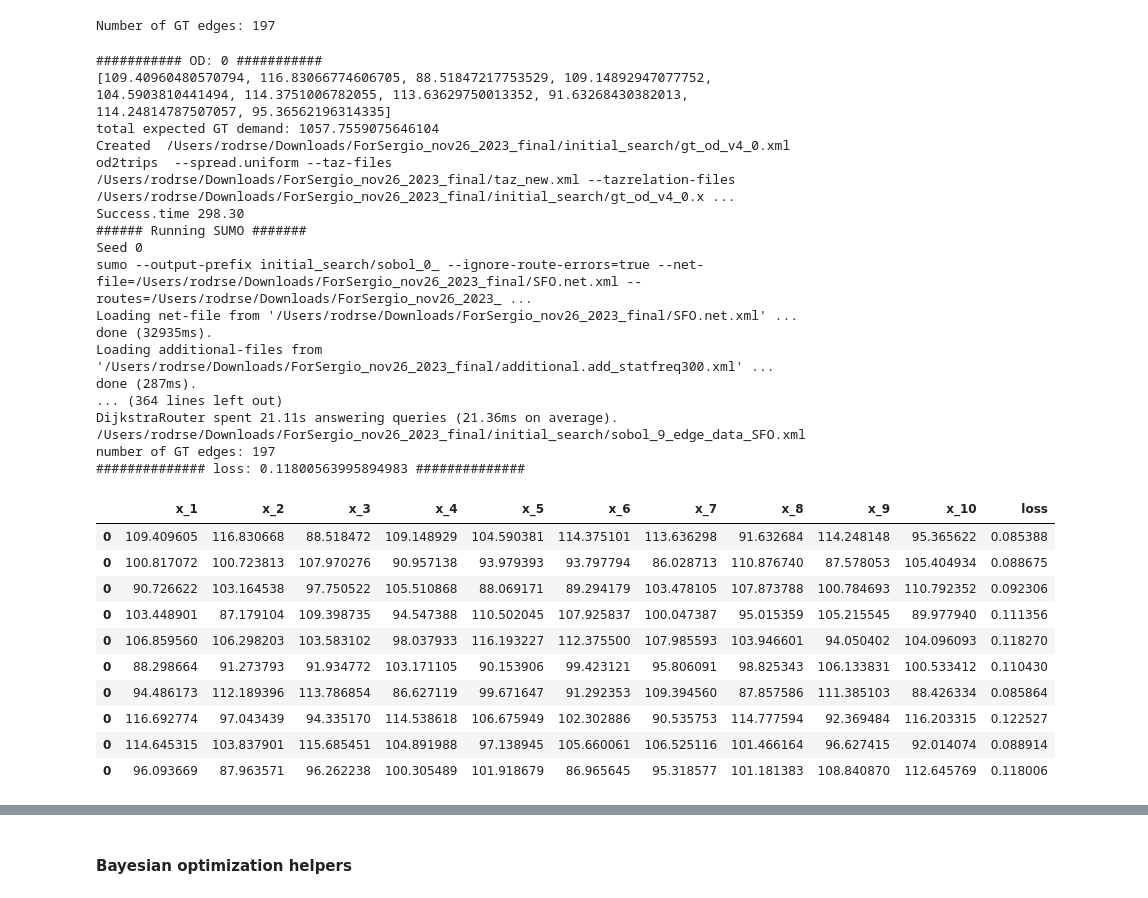
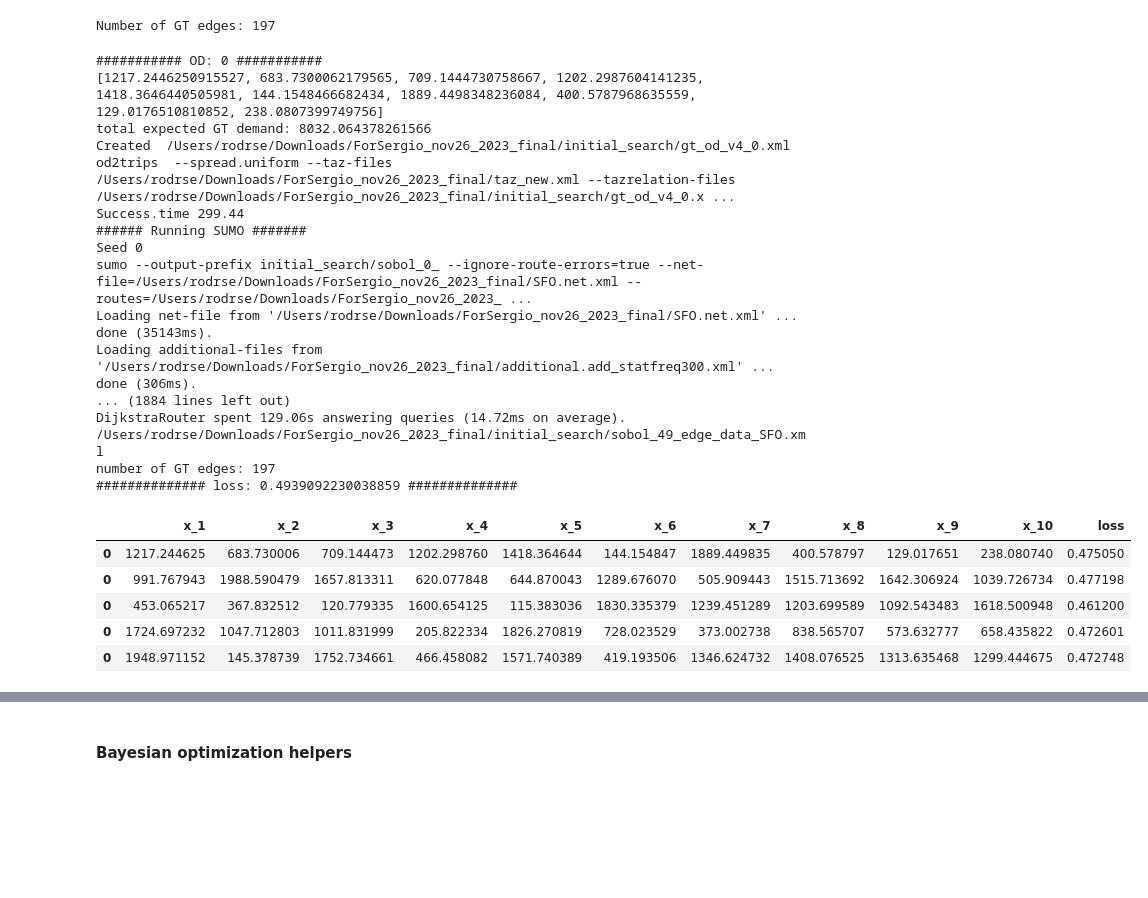
Before and after one commit to benchoi93/origin_destination_bayes_opt, a Jupyter notebook: bayesian_optimization/01_bo_vanilla.ipynb, the cells around one changed output, grey strips where cells are left out. Drawn from its saved outputs; the diff is of its cells as text; code cells hidden in the pictures; blank space fills up the shorter version.

```diff
--- a/bayesian_optimization/01_bo_vanilla.ipynb
+++ b/bayesian_optimization/01_bo_vanilla.ipynb
@@ -89,10 +89,16 @@ dtype = torch.double
 
 dim_od = gt_od_df.shape[0]
 
+#bounds = torch.tensor([
+#    [ gt_od_df['count'].astype(float).min() - 2 for _ in range(dim_od)],
+#    [ gt_od_df['count'].astype(float).max() + 2 for _ in range(dim_od)]
+#], device=device, dtype=dtype)
+
 bounds = torch.tensor([
-    [ gt_od_df['count'].astype(float).min() - 2 for _ in range(dim_od)],
-    [ gt_od_df['count'].astype(float).max() + 2 for _ in range(dim_od)]
+    [ 0 for _ in range(dim_od)],
+    [ 2000 for _ in range(dim_od)]
 ], device=device, dtype=dtype)
 
+
 bounds
 # %% [output]
@@ -155,6 +121,18 @@ gt_edge_data = df_edge_gt\
 #gt_edge_data.shape
 # %% [output]
 Number of GT edges: 197
+# %%
+# Sample according to Sobol
+from torch.quasirandom import SobolEngine
+from botorch.utils.transforms import unnormalize
+
+n0 = 50
+sobol = SobolEngine(dim_od, scramble=True)
+x_0 = sobol.draw(n0).to(dtype=dtype)
+
+# map the normalized into the original parameter space
+train_X0 = unnormalize(x_0, bounds)
+#train_X0
 # %%
 
 #num_epsilon_iter = 2
@@ -222,34 +200,29 @@ for i , x in enumerate(train_X0.tolist()):
       batch_data_i.append(df_curr)
 # %% [output]
 ########### OD: 0 ###########
-[109.40960480570794, 116.83066774606705, 88.51847217753529, 109.14892947077752, 104.5903810441494, 114.3751006782055, 113.63629750013352, 91.63268430382013, 114.24814787507057, 95.36562196314335]
-total expected GT demand: 1057.7559075646104
+[1217.2446250915527, 683.7300062179565, 709.1444730758667, 1202.2987604141235, 1418.3646440505981, 144.1548466682434, 1889.4498348236084, 400.5787968635559, 129.0176510810852, 238.0807399749756]
+total expected GT demand: 8032.064378261566
 Created  /Users/rodrse/Downloads/ForSergio_nov26_2023_final/initial_search/gt_od_v4_0.xml
 od2trips  --spread.uniform --taz-files /Users/rodrse/Downloads/ForSergio_nov26_2023_final/taz_new.xml --tazrelation-files /Users/rodrse/Downloads/ForSergio_nov26_2023_final/initial_search/gt_od_v4_0.x ...
-Success.time 298.30
+Success.time 299.44
 ###### Running SUMO #######
 Seed 0
 sumo --output-prefix initial_search/sobol_0_ --ignore-route-errors=true --net-file=/Users/rodrse/Downloads/ForSergio_nov26_2023_final/SFO.net.xml --routes=/Users/rodrse/Downloads/ForSergio_nov26_2023_ ...
 Loading net-file from '/Users/rodrse/Downloads/ForSergio_nov26_2023_final/SFO.net.xml' ...
-done (32935ms).
-Loading additional-files from '/Users/rodrse/Downloads/ForSergio_nov26_2023_final/additional.add_statfreq300.xml' ... done (287ms).
-... (364 lines left out)
-DijkstraRouter spent 21.11s answering queries (21.36ms on average).
-/Users/rodrse/Downloads/ForSergio_nov26_2023_final/initial_search/sobol_9_edge_data_SFO.xml
+done (35143ms).
+Loading additional-files from '/Users/rodrse/Downloads/ForSergio_nov26_2023_final/additional.add_statfreq300.xml' ... done (306ms).
+... (1884 lines left out)
+DijkstraRouter spent 129.06s answering queries (14.72ms on average).
+/Users/rodrse/Downloads/ForSergio_nov26_2023_final/initial_search/sobol_49_edge_data_SFO.xml
 number of GT edges: 197
-############## loss: 0.11800563995894983 ##############
+############## loss: 0.4939092230038859 ##############
 # %%
 df_initial_bo = pd.concat(batch_data_i)
-df_initial_bo
+df_initial_bo.head()
 # %% [output]
 |  | x_1 | x_2 | x_3 | x_4 | x_5 | x_6 | x_7 | x_8 | x_9 | x_10 | loss |
-| 0 | 109.409605 | 116.830668 | 88.518472 | 109.148929 | 104.590381 | 114.375101 | 113.636298 | 91.632684 | 114.248148 | 95.365622 | 0.085388 |
-| 0 | 100.817072 | 100.723813 | 107.970276 | 90.957138 | 93.979393 | 93.797794 | 86.028713 | 110.876740 | 87.578053 | 105.404934 | 0.088675 |
-| 0 | 90.726622 | 103.164538 | 97.750522 | 105.510868 | 88.069171 | 89.294179 | 103.478105 | 107.873788 | 100.784693 | 110.792352 | 0.092306 |
-| 0 | 103.448901 | 87.179104 | 109.398735 | 94.547388 | 110.502045 | 107.925837 | 100.047387 | 95.015359 | 105.215545 | 89.977940 | 0.111356 |
-| 0 | 106.859560 | 106.298203 | 103.583102 | 98.037933 | 116.193227 | 112.375500 | 107.985593 | 103.946601 | 94.050402 | 104.096093 | 0.118270 |
-| 0 | 88.298664 | 91.273793 | 91.934772 | 103.171105 | 90.153906 | 99.423121 | 95.806091 | 98.825343 | 106.133831 | 100.533412 | 0.110430 |
-| 0 | 94.486173 | 112.189396 | 113.786854 | 86.627119 | 99.671647 | 91.292353 | 109.394560 | 87.857586 | 111.385103 | 88.426334 | 0.085864 |
-| 0 | 116.692774 | 97.043439 | 94.335170 | 114.538618 | 106.675949 | 102.302886 | 90.535753 | 114.777594 | 92.369484 | 116.203315 | 0.122527 |
-| 0 | 114.645315 | 103.837901 | 115.685451 | 104.891988 | 97.138945 | 105.660061 | 106.525116 | 101.466164 | 96.627415 | 92.014074 | 0.088914 |
-| 0 | 96.093669 | 87.963571 | 96.262238 | 100.305489 | 101.918679 | 86.965645 | 95.318577 | 101.181383 | 108.840870 | 112.645769 | 0.118006 |
+| 0 | 1217.244625 | 683.730006 | 709.144473 | 1202.298760 | 1418.364644 | 144.154847 | 1889.449835 | 400.578797 | 129.017651 | 238.080740 | 0.475050 |
+| 0 | 991.767943 | 1988.590479 | 1657.813311 | 620.077848 | 644.870043 | 1289.676070 | 505.909443 | 1515.713692 | 1642.306924 | 1039.726734 | 0.477198 |
+| 0 | 453.065217 | 367.832512 | 120.779335 | 1600.654125 | 115.383036 | 1830.335379 | 1239.451289 | 1203.699589 | 1092.543483 | 1618.500948 | 0.461200 |
+| 0 | 1724.697232 | 1047.712803 | 1011.831999 | 205.822334 | 1826.270819 | 728.023529 | 373.002738 | 838.565707 | 573.632777 | 658.435822 | 0.472601 |
+| 0 | 1948.971152 | 145.378739 | 1752.734661 | 466.458082 | 1571.740389 | 419.193506 | 1346.624732 | 1408.076525 | 1313.635468 | 1299.444675 | 0.472748 |
```
Also changed, not shown: parts of 19 cells of this notebook, 4 other files.
